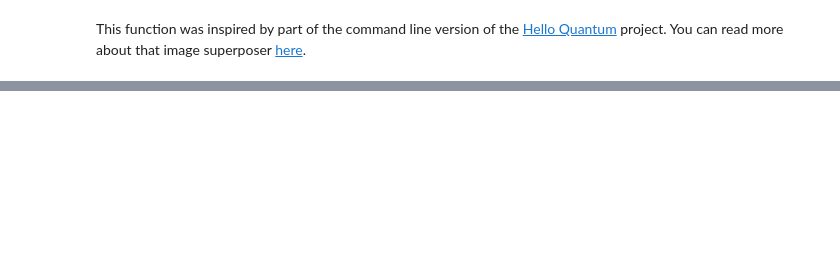
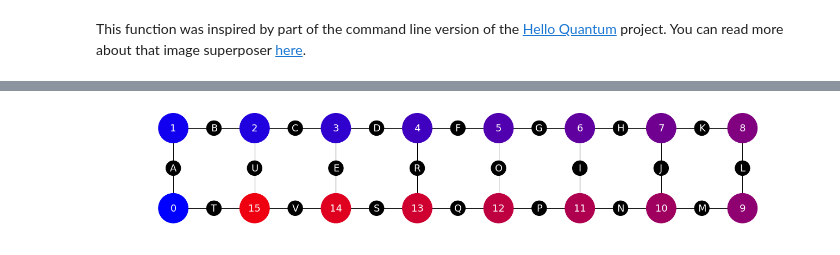
Before and after one commit to quantumjim/qreative, a Jupyter notebook: how-to-use.ipynb, the cells around one changed output, grey strips where cells are left out. Saved outputs shown, nothing was run; the diff lists cells and outputs as text; code cells hidden in the pictures; blank space fills up the shorter version.

Commit message:
improvement on Layout and examples of how to use it

```diff
--- a/how-to-use.ipynb
+++ b/how-to-use.ipynb
@@ -346,0 +322,2 @@ This function was inspired by part of the command line version of the [Hello Qua
+# %%
+L = creative.layout('ibmqx5')
@@ -346,0 +382,4 @@ This function was inspired by part of the command line version of the [Hello Qua
+# %%
+L.plot()
+# %% [output]
+[figure, added]
```
Also changed, not shown: parts of 39 cells of this notebook, 1 other file.
